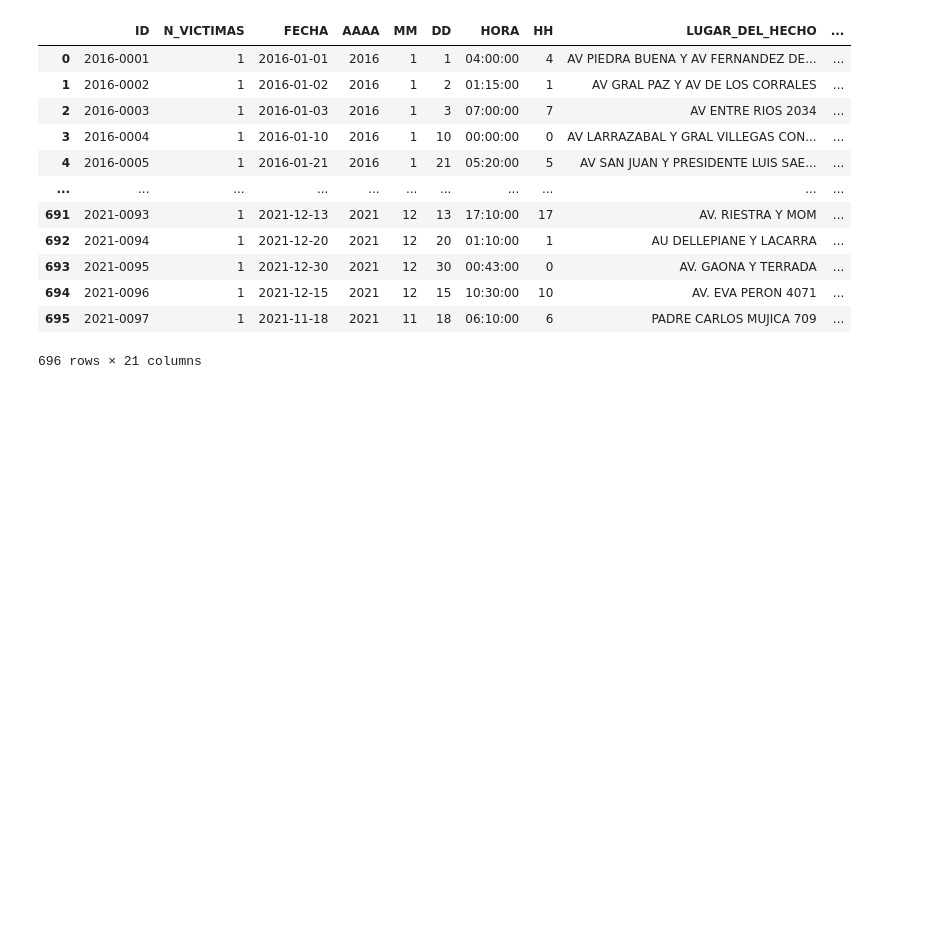
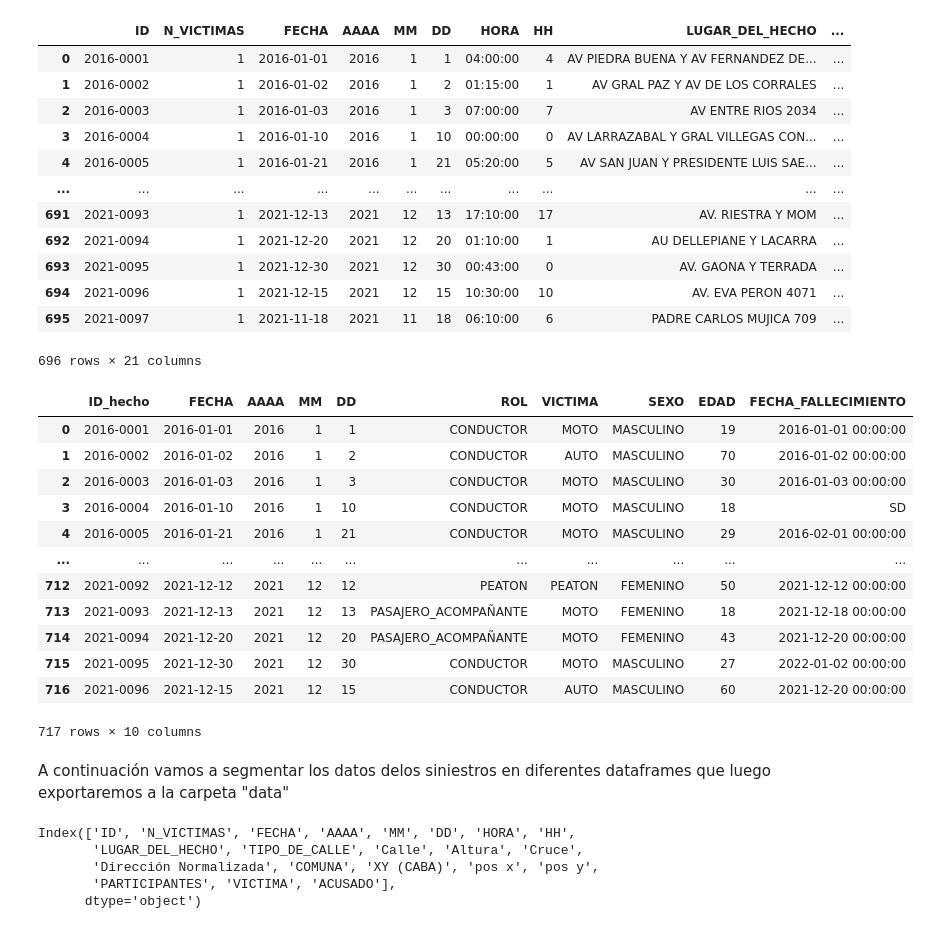
Before and after one commit to Mariagustin-Prg/Siniestros-PIDA, a Jupyter notebook: intro.ipynb, the cells around one changed output. Saved outputs shown, nothing was run; the diff lists cells and outputs as text; code cells hidden in the pictures; blank space fills up the shorter version.

```diff
--- a/intro.ipynb
+++ b/intro.ipynb
@@ -21,3 +21,31 @@ data_hechos
 | 694 | 2021-0096 | 1 | 2021-12-15 | 2021 | 12 | 15 | 10:30:00 | 10 | AV. EVA PERON 4071 | ... |
 | 695 | 2021-0097 | 1 | 2021-11-18 | 2021 | 11 | 18 | 06:10:00 | 6 | PADRE CARLOS MUJICA 709 | ... |
 696 rows × 21 columns
+# %%
+data_victimas = pd.read_excel("homicidios.xlsx", sheet_name="VICTIMAS")
+# %%
+data_victimas
+# %% [output]
+|  | ID_hecho | FECHA | AAAA | MM | DD | ROL | VICTIMA | SEXO | EDAD | FECHA_FALLECIMIENTO |
+| 0 | 2016-0001 | 2016-01-01 | 2016 | 1 | 1 | CONDUCTOR | MOTO | MASCULINO | 19 | 2016-01-01 00:00:00 |
+| 1 | 2016-0002 | 2016-01-02 | 2016 | 1 | 2 | CONDUCTOR | AUTO | MASCULINO | 70 | 2016-01-02 00:00:00 |
+| 2 | 2016-0003 | 2016-01-03 | 2016 | 1 | 3 | CONDUCTOR | MOTO | MASCULINO | 30 | 2016-01-03 00:00:00 |
+| 3 | 2016-0004 | 2016-01-10 | 2016 | 1 | 10 | CONDUCTOR | MOTO | MASCULINO | 18 | SD |
+| 4 | 2016-0005 | 2016-01-21 | 2016 | 1 | 21 | CONDUCTOR | MOTO | MASCULINO | 29 | 2016-02-01 00:00:00 |
+| ... | ... | ... | ... | ... | ... | ... | ... | ... | ... | ... |
+| 712 | 2021-0092 | 2021-12-12 | 2021 | 12 | 12 | PEATON | PEATON | FEMENINO | 50 | 2021-12-12 00:00:00 |
+| 713 | 2021-0093 | 2021-12-13 | 2021 | 12 | 13 | PASAJERO_ACOMPAÑANTE | MOTO | FEMENINO | 18 | 2021-12-18 00:00:00 |
+| 714 | 2021-0094 | 2021-12-20 | 2021 | 12 | 20 | PASAJERO_ACOMPAÑANTE | MOTO | FEMENINO | 43 | 2021-12-20 00:00:00 |
+| 715 | 2021-0095 | 2021-12-30 | 2021 | 12 | 30 | CONDUCTOR | MOTO | MASCULINO | 27 | 2022-01-02 00:00:00 |
+| 716 | 2021-0096 | 2021-12-15 | 2021 | 12 | 15 | CONDUCTOR | AUTO | MASCULINO | 60 | 2021-12-20 00:00:00 |
+717 rows × 10 columns
+# %% [markdown]
+A continuación vamos a segmentar los datos delos siniestros en diferentes dataframes que luego exportaremos a la carpeta "data"
+# %%
+data_hechos.columns
+# %% [output]
+Index(['ID', 'N_VICTIMAS', 'FECHA', 'AAAA', 'MM', 'DD', 'HORA', 'HH',
+       'LUGAR_DEL_HECHO', 'TIPO_DE_CALLE', 'Calle', 'Altura', 'Cruce',
+       'Dirección Normalizada', 'COMUNA', 'XY (CABA)', 'pos x', 'pos y',
+       'PARTICIPANTES', 'VICTIMA', 'ACUSADO'],
+      dtype='object')
```
Also changed, not shown: parts of 17 cells of this notebook, 2 other files.
